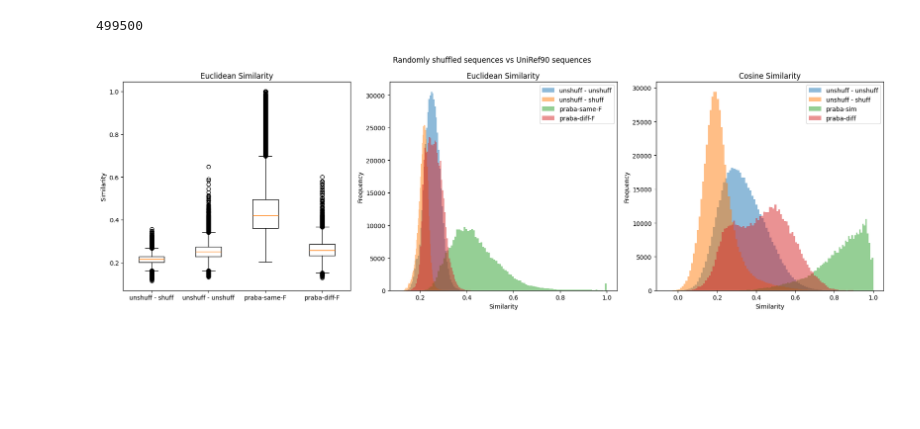
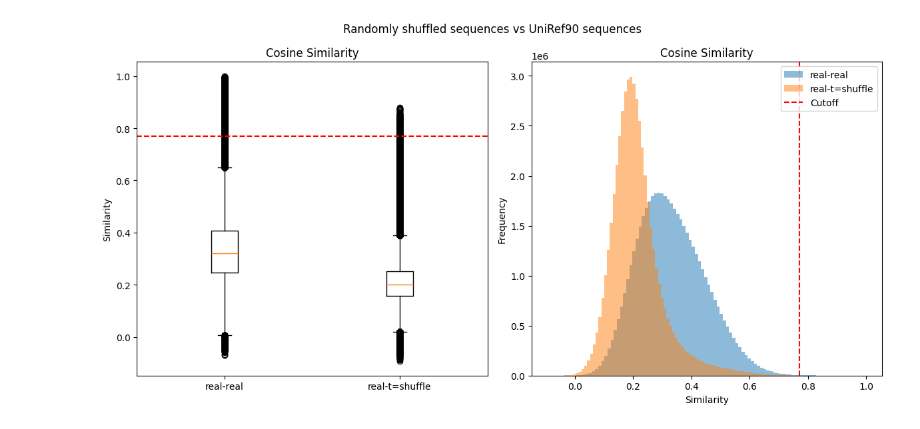
Before and after one commit to fguintu/thesis2024-25, a Jupyter notebook: cutoff/rs/rsseq.ipynb, the cells around one changed output. Cells and saved outputs as stored; diff of their text form; code cells hidden in the pictures; blank space fills up the shorter version.

```diff
--- a/cutoff/rs/rsseq.ipynb
+++ b/cutoff/rs/rsseq.ipynb
@@ -11,7 +11,7 @@ c = conn.cursor()
 
 # get the embeddings
 embeddings_unshuff = []
-with open('ruseq.txt') as f:
+with open('ruseq10000.txt') as f:
     keys = f.read().splitlines()
 
 for key in keys:
@@ -31,7 +31,7 @@ embeddings_unshuff = np.array(embeddings_unshuff)
 
 embeddings_shuff = []
 
-with h5py.File('rss.h5', 'r') as f:
+with h5py.File('rss10000.h5', 'r') as f:
     for key in f.keys():
         embeddings_shuff.append(f[key][:])
 
@@ -112,14 +105,18 @@ print(t, p)
 # %%
 # cosine similarity
-from sklearn.metrics.pairwise import cosine_similarity as cosine
+# from sklearn.metrics.pairwise import cosine_similarity as cosine
+import numpy as np
+from numpy.linalg import norm
 
 # unshuff - unshuff
 sims_unshuff1 = []
 sims_shuff1 = []
 for i in tqdm.tqdm(range(embeddings_unshuff.shape[0]), total=embeddings_unshuff.shape[0]):
     for j in range(i+1, embeddings_unshuff.shape[0]):
-        sims_unshuff1.append(cosine(embeddings_unshuff[i].reshape(1, -1), embeddings_unshuff[j].reshape(1, -1))[0][0])
-        sims_shuff1.append(cosine(embeddings_unshuff[i].reshape(1, -1), embeddings_shuff[j].reshape(1, -1))[0][0])
+        sims_unshuff1.append(np.dot(embeddings_unshuff[i], embeddings_unshuff[j]) / (norm(embeddings_unshuff[i]) * norm(embeddings_unshuff[j])))
+        sims_shuff1.append(np.dot(embeddings_unshuff[i], embeddings_shuff[j]) / (norm(embeddings_unshuff[i]) * norm(embeddings_shuff[j])))
+        # sims_unshuff1.append(cosine(embeddings_unshuff[i].reshape(1, -1), embeddings_unshuff[j].reshape(1, -1))[0][0])
+        # sims_shuff1.append(cosine(embeddings_unshuff[i].reshape(1, -1), embeddings_shuff[j].reshape(1, -1))[0][0])
 
 # plt.hist(sims_unshuff1, bins=100, alpha=0.5, label='unshuff - unshuff')
 # plt.hist(sims_shuff1, bins=100, alpha=0.5, label='unshuff - shuff')
@@ -128,32 +155,50 @@ for i in tqdm.tqdm(range(embeddings_unshuff.shape[0]), total=embeddings_unshuff.
 # %%
-fig, axs = plt.subplots(1, 3, figsize=(18, 6))  # Create 1x3 subplots
+# fig, axs = plt.subplots(1, 3, figsize=(18, 6))  # Create 1x3 subplots
+fig, axs = plt.subplots(1, 2, figsize=(12, 6))  # Create 1x3 subplots
 
 fig.suptitle('Randomly shuffled sequences vs UniRef90 sequences')
-print(len(sims_unshuff))
 
-axs[0].boxplot([sims_shuff, sims_unshuff, euclid_sim, euclid_sim1], labels=['unshuff - shuff', 'unshuff - unshuff', 'praba-same-F', 'praba-diff-F'])
-axs[0].set_title('Euclidean Similarity')
+# axs[0].boxplot([sims_shuff, sims_unshuff, euclid_sim, euclid_sim1], labels=['unshuff - shuff', 'unshuff - unshuff', 'praba-same-F', 'praba-diff-F'])
+# axs[0].set_title('Euclidean Similarity')
+# axs[0].set_ylabel('Similarity')
+
+# axs[1].hist(sims_unshuff, bins=100, alpha=0.5, label='unshuff - unshuff')
+# axs[1].hist(sims_shuff, bins=100, alpha=0.5, label='unshuff - shuff')
+# axs[1].hist(euclid_sim, bins=100, alpha=0.5, label='praba-same-F')
+# axs[1].hist(euclid_sim1, bins=100, alpha=0.5, label='praba-diff-F')
+# axs[1].set_title('Euclidean Similarity')
+# axs[1].legend(loc='upper right')
+# axs[1].set_xlabel('Similarity')
+# axs[1].set_ylabel('Frequency')
+
+# axs[0].boxplot([sims_shuff1, sims_unshuff1, cos_sim, cos_sim1], labels=['unshuff - shuff', 'unshuff - unshuff', 'praba-sim', 'praba-diff'])
+axs[0].boxplot([sims_unshuff1, sims_shuff1], labels=['real-real', 'real-t=shuffle'])
+# print cutoff line
+axs[0].axhline(y=cutoff, color='r', linestyle='--', label='Cutoff')
+axs[0].set_title('Cosine Similarity')
 axs[0].set_ylabel('Similarity')
 
-axs[1].hist(sims_unshuff, bins=100, alpha=0.5, label='unshuff - unshuff')
-axs[1].hist(sims_shuff, bins=100, alpha=0.5, label='unshuff - shuff')
-axs[1].hist(euclid_sim, bins=100, alpha=0.5, label='praba-same-F')
-axs[1].hist(euclid_sim1, bins=100, alpha=0.5, label='praba-diff-F')
-axs[1].set_title('Euclidean Similarity')
+# axs[2].hist(sims_unshuff1, bins=100, alpha=0.5, label='unshuff - unshuff')
+# axs[2].hist(sims_shuff1, bins=100, alpha=0.5, label='unshuff - shuff')
+# axs[2].hist(cos_sim, bins=100, alpha=0.5, label='praba-sim')
+# axs[2].hist(cos_sim1, bins=100, alpha=0.5, label='praba-diff')
+# axs[2].set_title('Cosine Similarity')
+# axs[2].legend(loc='upper right')
+# axs[2].set_xlabel('Similarity')
+# axs[2].set_ylabel('Frequency')
+
+axs[1].hist(sims_unshuff1, bins=100, alpha=0.5, label='real-real')
+axs[1].hist(sims_shuff1, bins=100, alpha=0.5, label='real-t=shuffle')
+# axs[1].hist(cos_sim, bins=100, alpha=0.5, label='praba-sim')
+# axs[1].hist(cos_sim1, bins=100, alpha=0.5, label='praba-diff')
+# plot cutoff line
+axs[1].axvline(x=cutoff, color='r', linestyle='--', label='Cutoff')
+axs[1].set_title('Cosine Similarity')
 axs[1].legend(loc='upper right')
 axs[1].set_xlabel('Similarity')
 axs[1].set_ylabel('Frequency')
 
-axs[2].hist(sims_unshuff1, bins=100, alpha=0.5, label='unshuff - unshuff')
-axs[2].hist(sims_shuff1, bins=100, alpha=0.5, label='unshuff - shuff')
-axs[2].hist(cos_sim, bins=100, alpha=0.5, label='praba-sim')
-axs[2].hist(cos_sim1, bins=100, alpha=0.5, label='praba-diff')
-axs[2].set_title('Cosine Similarity')
-axs[2].legend(loc='upper right')
-axs[2].set_xlabel('Similarity')
-axs[2].set_ylabel('Frequency')
 plt.tight_layout()
 plt.show()
 # %% [output]
-499500
-[figure, old version]
+[figure, new version]
```
Also changed, not shown: parts of 7 cells of this notebook, 14 other files.
